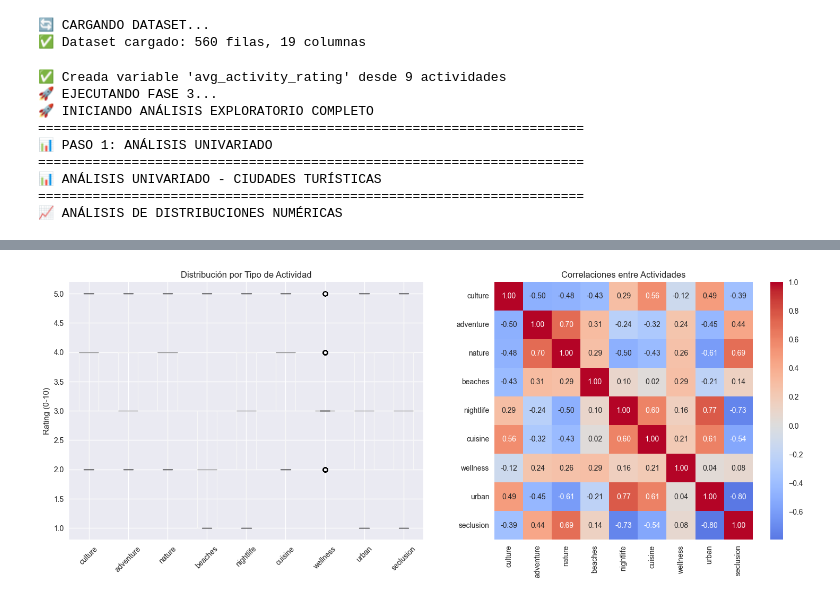
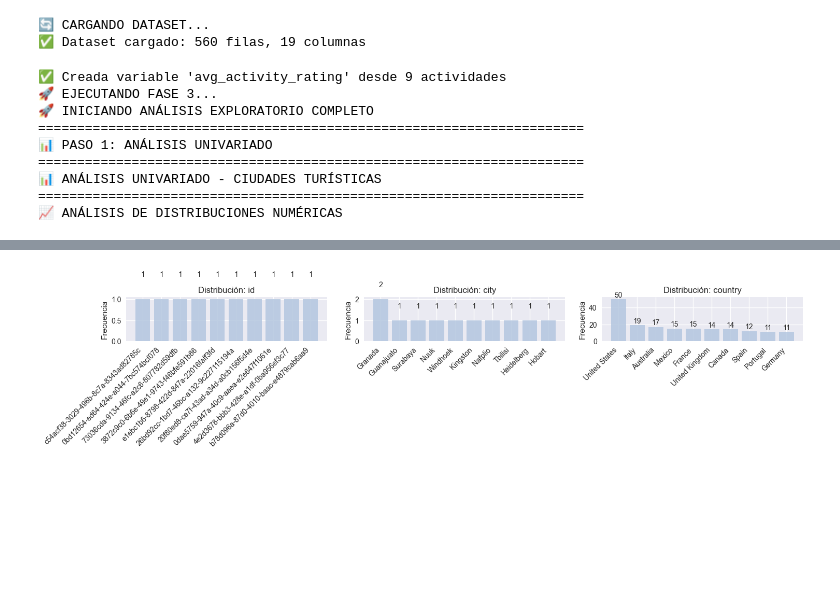
Before and after one commit to Factoria-F5-madrid/Proyecto_3_EDA_MariaDunaeva, a Jupyter notebook: touristic_cities/notebooks/03_EDA.ipynb, the cells around one changed output, grey strips where cells are left out. Saved outputs shown, nothing was run; the diff lists cells and outputs as text; code cells hidden in the pictures; blank space fills up the shorter version.

```diff
--- a/touristic_cities/notebooks/03_EDA.ipynb
+++ b/touristic_cities/notebooks/03_EDA.ipynb
@@ -83,7 +83,7 @@ def univariate_analysis_tourism(df):
         ax.axvline(mean_val, color='red', linestyle='--', alpha=0.8)
         ax.axvline(median_val, color='green', linestyle='--', alpha=0.8)
 
-        ax.set_title(f'{col}\nMedia: {mean_val:.2f}, σ: {std_val:.2f}', fontsize=10)
+        ax.set_title(f'{col}\nMedia: {mean_val:.2f}, σ: {std_val:.2f}, Asimetría: {skewness:.2f}', fontsize=10)
         ax.grid(True, alpha=0.3)
 
     # Ocultar subplots vacíos
@@ -95,6 +95,43 @@ def univariate_analysis_tourism(df):
     plt.tight_layout()
     plt.show()
 
+    # Análisis de variables categóricas
+    if len(categoric_columns) > 0:
+        print(f"\n📋 ANÁLISIS DE VARIABLES CATEGÓRICAS ({len(categoric_columns)} variables)")
+
+        fig, axes = plt.subplots(1, min(3, len(categoric_columns)), figsize=(15, 5))
+        if len(categoric_columns) == 1:
+            axes = [axes]  # Convertir a lista si solo hay un subplot
+
+        for i, col in enumerate(categoric_columns[:3]):  # Máximo 3 gráficos
+            if i < len(axes):
+                value_counts = df[col].value_counts().head(10)  # Top 10 valores
+
+                if len(value_counts) > 0:
+                    bars = axes[i].bar(range(len(value_counts)), value_counts.values,
+                                    color='lightsteelblue', alpha=0.8)
+                    axes[i].set_xticks(range(len(value_counts)))
+                    axes[i].set_xticklabels(value_counts.index, rotation=45, ha='right')
+                    axes[i].set_title(f'Distribución: {col}')
+                    axes[i].set_ylabel('Frecuencia')
+
+                    # Añadir valores en las barras
+                    for bar, valor in zip(bars, value_counts.values):
+                        axes[i].text(bar.get_x() + bar.get_width()/2, bar.get_height() + 0.5,
+                                str(valor), ha='center', va='bottom')
+
+    # Ocultar subplots vacíos
+    for i in range(len(categoric_columns), min(3, len(axes))):
+        axes[i].set_visible(False)
+
+    plt.tight_layout()
+    plt.show()
+
+    # Estadísticas categóricas
+    for col in categoric_columns:
+        unique_vals = df[col].nunique()
+        most_common = df[col].mode().iloc[0] if len(df[col].mode()) > 0 else "N/A"
+        print(f"   • {col}: {unique_vals} valores únicos, más común: '{most_common}'")
     # Análisis de actividades
     if existing_activities:
         print(f"\n⭐ ANÁLISIS DE ACTIVIDADES TURÍSTICAS ({len(existing_activities)} categorías)")
@@ -243,23 +280,39 @@ def multivariate_analysis_tourism(df):
 
         # Duración por región
         if 'ideal_durations' in df.columns:
-            duration_by_region = []
-            region_labels = []
+            print("📅 Análisis de duración por región:")
 
             for region in top_regions[:6]:
-                region_durations = df[df['region'] == region]['ideal_durations']
-                 # Convertir a numérico y filtrar valores válidos
-                region_durations_numeric = pd.to_numeric(region_durations, errors='coerce').dropna()
+                region_durations = df[df['region'] == region]['ideal_durations'].dropna()
 
-                if len(region_durations_numeric) > 0:
-                    duration_by_region.append(region_durations_numeric)
-                    region_labels.append(region[:10])
+                if len(region_durations) > 0:
+                    duration_counts = region_durations.value_counts()
+                    print(f"   • {region}: {duration_counts.to_dict()}")
 
-            if duration_by_region:
-                axes[1,1].boxplot(duration_by_region, labels=region_labels)
-                axes[1,1].set_title('Duración Ideal por Región')
-                axes[1,1].set_ylabel('Días')
+            # Crear gráfico simple de duración más común por región
+            region_duration_mode = []
+            region_labels_duration = []
+
+            for region in top_regions[:6]:
+                region_durations = df[df['region'] == region]['ideal_durations'].dropna()
+                if len(region_durations) > 0:
+                    most_common = region_durations.mode()
+                    if len(most_common) > 0:
+                        # Convertir duraciones a números para visualización
+                        duration_map = {'1-3 days': 2, '4-7 days': 5.5, '7+ days': 10}
+                        duration_numeric = duration_map.get(most_common.iloc[0], 5)
+                        region_duration_mode.append(duration_numeric)
+                        region_labels_duration.append(region[:10])
+
+            if region_duration_mode:
+                axes[1,1].bar(region_labels_duration, region_duration_mode, color='lightgreen', alpha=0.7)
+                axes[1,1].set_title('Duración Ideal Más Común por Región')
+                axes[1,1].set_ylabel('Días (aproximado)')
                 axes[1,1].tick_params(axis='x', rotation=45)
+
+                # Añadir valores en las barras
+                for i, valor in enumerate(region_duration_mode):
+                    axes[1,1].text(i, valor + 0.2, f'{valor}', ha='center', va='bottom')
 
         plt.tight_layout()
         plt.show()
@@ -444,12 +497,6 @@ def main_phase3_tourism(df):
 # ========================================
 # EJECUTAR ANÁLISIS COMPLETO
 # ========================================
-
-print("🚀 EJECUTANDO FASE 3...")
-
-# Ejecutar análisis
-results = main_phase3_tourism(df)
-
 print("\n🎉 ¡ANÁLISIS COMPLETADO EXITOSAMENTE!")
 print(f"Resultados guardados en variable 'results'")
 print(f"Correlaciones encontradas: {len(results['strong_correlations'])}")
@@ -469 +516 @@ print(f"Insights generados: {len(results['insights'])}")
-[figure, old version]
+[figure, new version]
```
Also changed, not shown: parts of 1 cell of this notebook, 4 other files.
